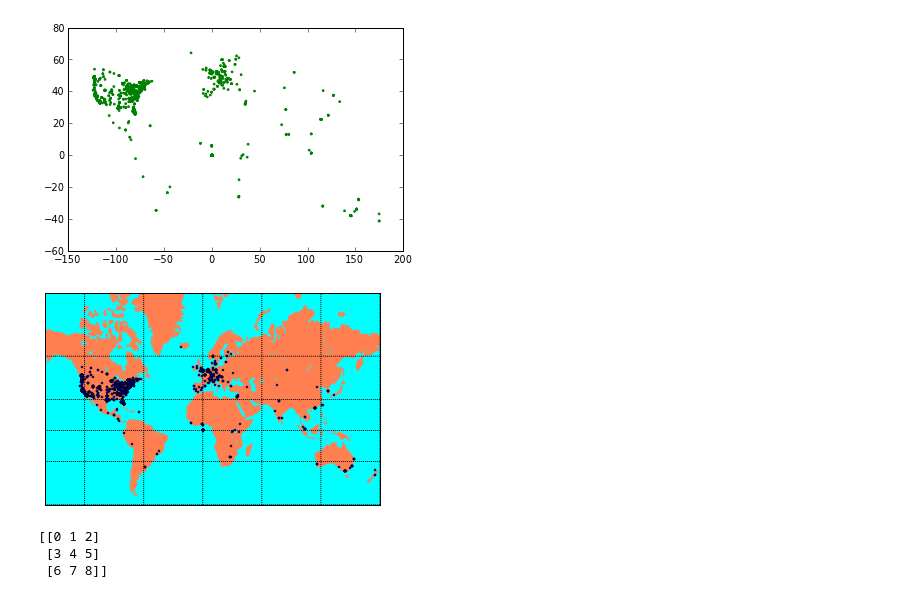
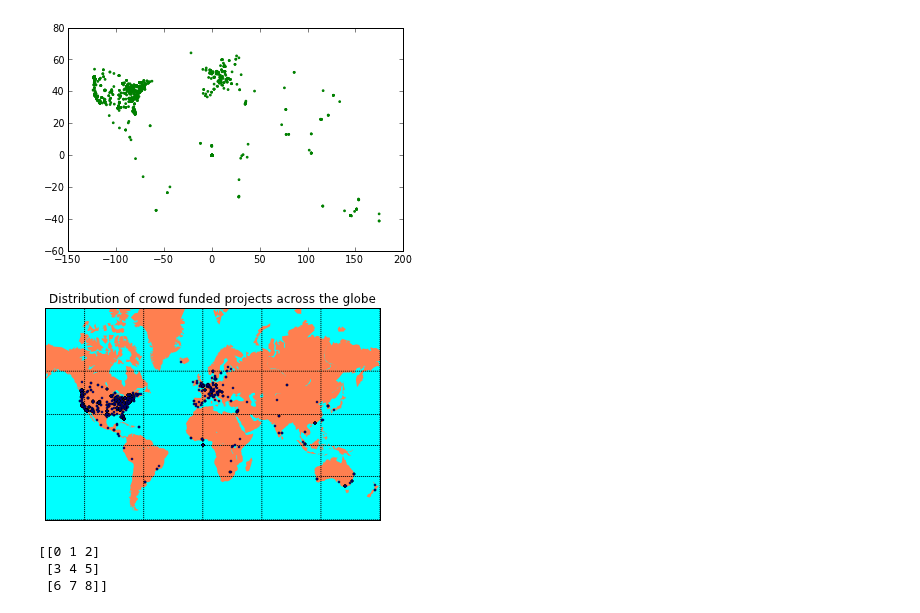
Before and after one commit to sonalisharma/pythonseminar, a Jupyter notebook: FinalProject/Notebooks/Regression-Logistic classification.ipynb, the cells around one changed output. Saved outputs shown, nothing was run; the diff lists cells and outputs as text; code cells hidden in the pictures.

```diff
--- a/FinalProject/Notebooks/Regression-Logistic classification.ipynb
+++ b/FinalProject/Notebooks/Regression-Logistic classification.ipynb
@@ -47,6 +47,6 @@ data = data.drop('Start_year',1)
 data = data.drop('End_year',1)
 data = data.drop('Start_day',1)
 data = data.drop('End_day',1)
-data = data.drop('Amount_Raised',1)
+#data = data.drop('Amount_Raised',1)
 data = data.drop('Time_Left',1)
 # %%
@@ -830,14 +808,14 @@ loclatlondict = {' 0irobi,  Kenya ': (-1.2920659, 36.8219462),
 # %%
 def getlat(location):
     if location in loclatlondict.keys():
-        return loclatlondict[location][0]
+        return float(str(loclatlondict[location][0]).strip())
     else:
         return None
         #if loclist == i:
         #    return i[0]
 def getlon(location):
     if location in loclatlondict.keys():
-        return loclatlondict[location][1]
+        return float(str(loclatlondict[location][1]).strip())
     else:
         return None
 data['lat'] = data['Location'].apply(getlat)
@@ -891,6 +849,14 @@ Name: lat, Length: 1841
 def to_days(dur):
     return float(dur)/(3600*24)
 data['Duration']= data['Duration'].apply(to_days)
+# %%
+#Adding more features
+data['Mintotal'] = data['Min_perk']*data['N0_min_perk']
+data['Maxtotal'] = data['Max_perk']*data['No_max_perk']
+data['Mediantotal'] = data['Median_perk']*data['No_med_perk']
+data['Min_by_goal']= data['Mintotal']/data['Amount_goal']
+data['Max_by_goal']= data['Maxtotal']/data['Amount_goal']
+data['Median_by_goal']= data['Mediantotal']/data['Amount_goal']
 # %%
 Y = data['status']
 data = data.drop('status',1)
@@ -1203,28 +1216,30 @@ scatter(data['lon'], data['lat'], 3, color="g" )
 # %%
 from mpl_toolkits.basemap import Basemap
 import matplotlib.pyplot as plt
 import numpy as np
-
+fig,ax1 = plt.subplots(figsize=(6,6))
 # setup Lambert Conformal basemap.
 m = Basemap(projection='merc',llcrnrlat=-60,urcrnrlat=80,\
             llcrnrlon=-160,urcrnrlon=180,lat_ts=20,resolution='c')
 
 m.drawmapboundary(fill_color='aqua')
 m.fillcontinents(color='coral',lake_color='aqua')
 
 # draw state boundaries too
 # http://matplotlib.org/basemap/api/basemap_api.html#mpl_toolkits.basemap.Basemap.drawstates
 #m.drawstates(linewidth=0.1)
 
 m.drawparallels(np.arange(-90.,91.,30.))
 m.drawmeridians(np.arange(-180.,181.,60.))
 
 from itertools import izip
 
 dots = izip(data['lon'],data['lat'])
 
 for dot in dots:
     (xpt, ypt) = m(dot[0], dot[1])
-    m.plot(xpt, ypt, 'bo', markersize=2)
+    m.plot(xpt, ypt, 'bo', markersize=2,)
+plt.title('Distribution of crowd funded projects across the globe')
+plt.savefig("Plots/map.png")
 # %% [output]
-[figure, old version]
+[figure, new version]
```
Also changed, not shown: parts of 34 cells of this notebook, 19 other files.
